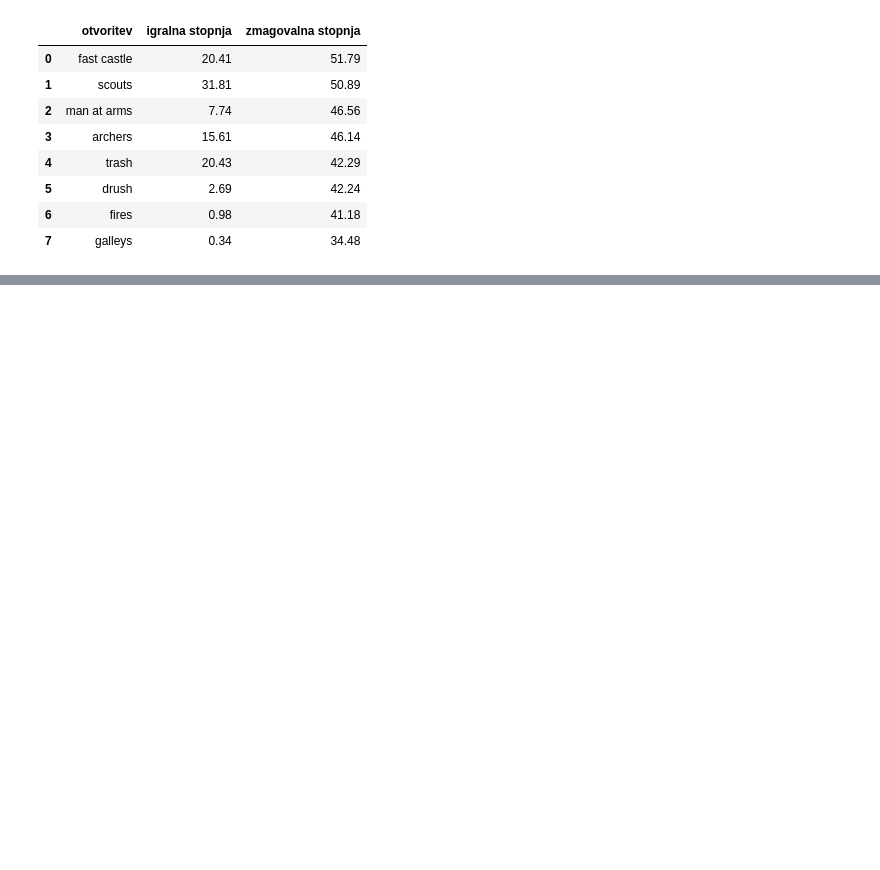
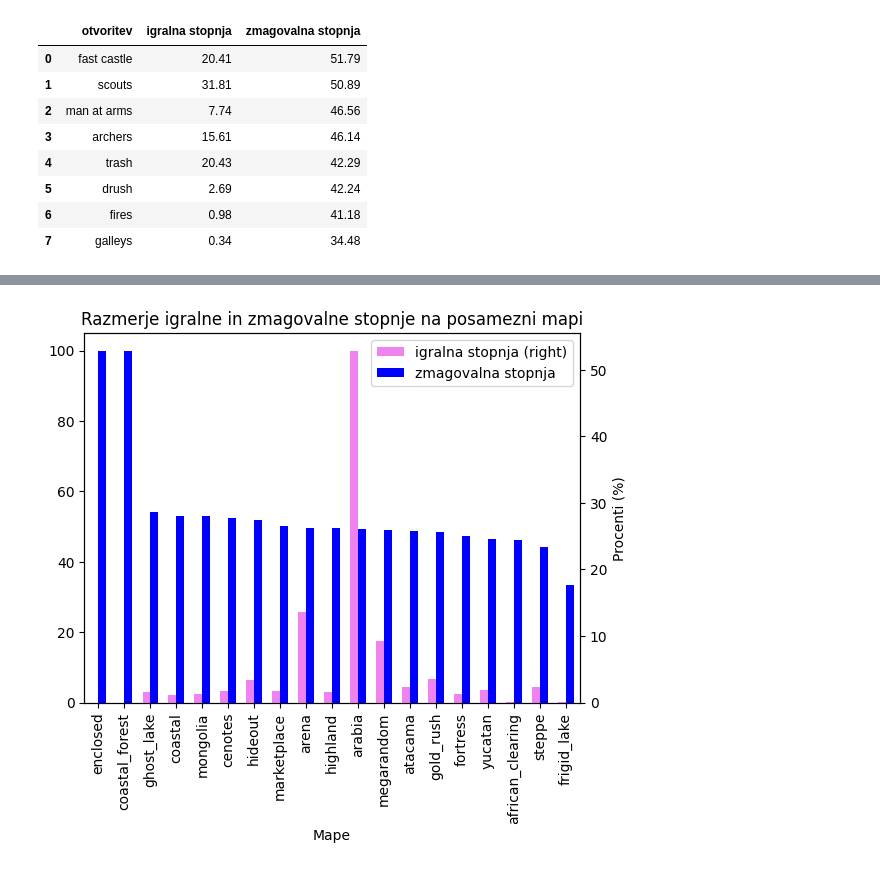
Before and after one commit to MateoVrtunski/Projektna_UVP, a Jupyter notebook: projektna.ipynb, the cells around one changed output, grey strips where cells are left out. Cells and saved outputs as stored; diff of their text form; code cells hidden in the pictures; blank space fills up the shorter version.

```diff
--- a/projektna.ipynb
+++ b/projektna.ipynb
@@ -9,5 +9,5 @@ glavni_podatki = pd.read_csv('civilizacije_tabela.csv')
 sicilijanci_zeleni = pd.read_csv('sicilijanci_zeleni_nasprotniki.csv')
 sicilijanci_nezeleni = pd.read_csv('sicilijanci_nezeleni_nasprotniki.csv')
 sicilijanci_otvoritve = pd.read_csv('sicilijanci_otvoritve.csv')
-sicicilijanci_mape = pd.read_csv('sicilijanci_mape.csv')
+sicilijanci_mape = pd.read_csv('sicilijanci_mape.csv')
 megrandom = pd.read_csv("megarandom_tabela.csv")
@@ -92,0 +130,5 @@ graf4
+# %%
+graf6 = pandica.civ_mape(sicilijanci_mape)
+graf6
+# %% [output]
+[figure, added]
```
Also changed, not shown: parts of 22 cells of this notebook, 1 other file.
